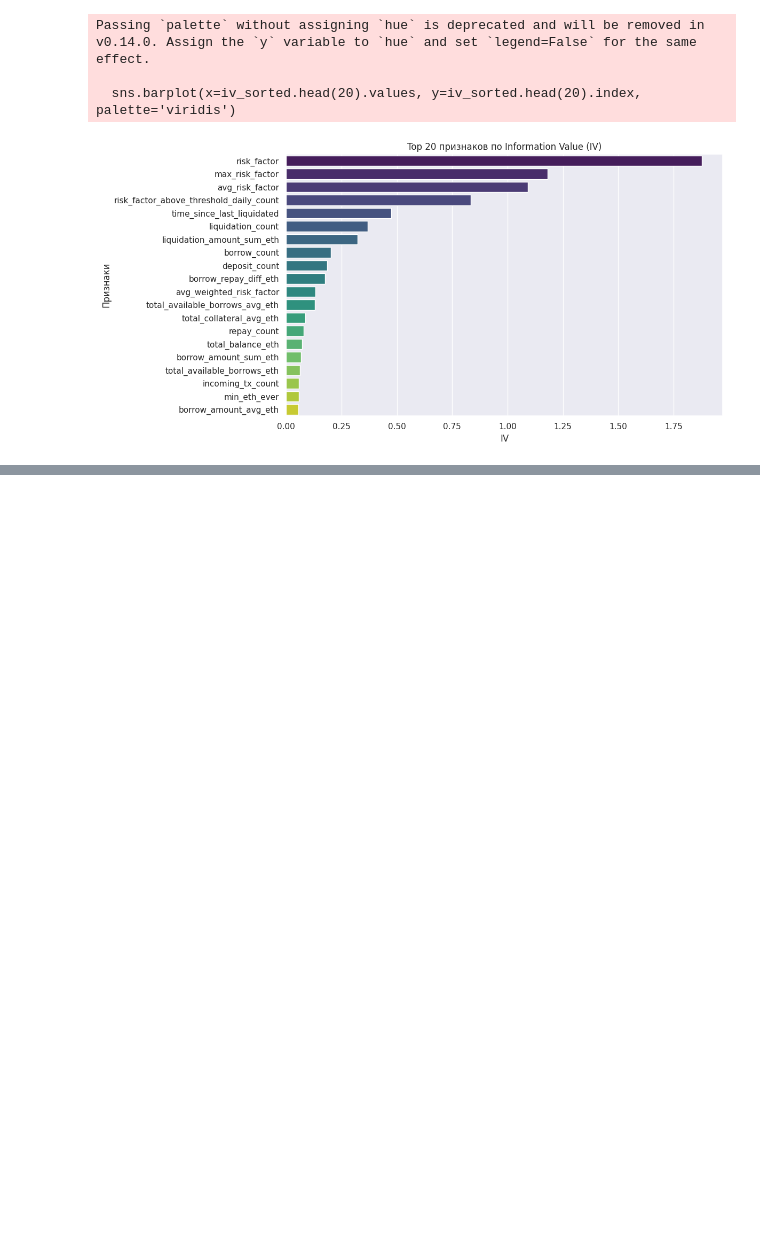
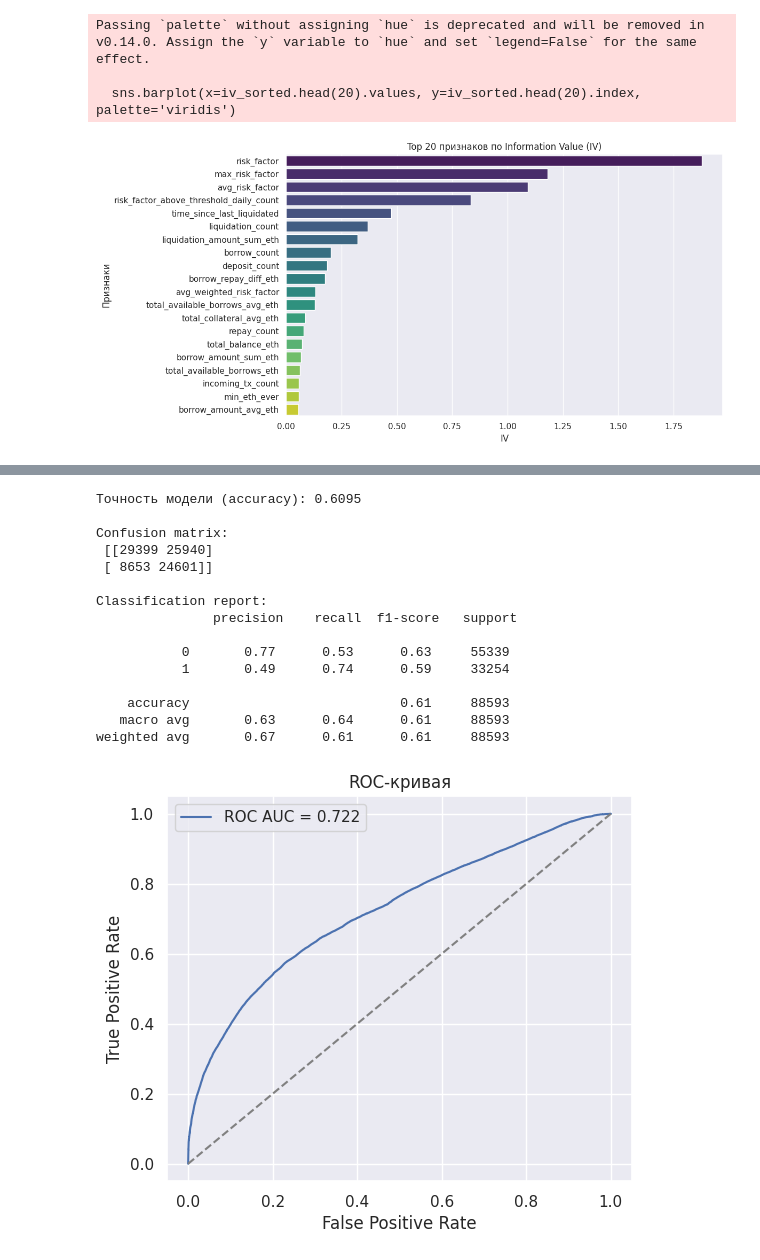
Before and after one commit to Liho22/Test1, a Jupyter notebook: Cheburek.ipynb, the cells around one changed output, grey strips where cells are left out. Cells and saved outputs as stored; diff of their text form; code cells hidden in the pictures; blank space fills up the shorter version.

```diff
--- a/Cheburek.ipynb
+++ b/Cheburek.ipynb
@@ -535,0 +572,62 @@ KeyboardInterrupt:
+# %%
+# 🎯 Топ признаков по IV за вычетом ликвилационных
+iv_top_features = [
+    'risk_factor',
+    'max_risk_factor',
+    'avg_risk_factor',
+    'risk_factor_above_threshold_daily_count',
+    'borrow_count',
+    'deposit_count',
+    'borrow_repay_diff_eth',
+    'avg_weighted_risk_factor',
+    'total_available_borrows_avg_eth',
+    'total_collateral_avg_eth',
+    'repay_count',
+    'total_balance_eth',
+    'borrow_amount_sum_eth',
+    'total_available_borrows_eth',
+    'incoming_tx_count',
+    'min_eth_ever',
+    'borrow_amount_avg_eth'
+]
+
+# Данные
+X = df[iv_top_features]
+y = df['target']
+
+# Модель логистической регрессии с балансом
+model = LogisticRegression(class_weight='balanced', max_iter=10000)
+model.fit(X_train, y_train)
+
+# Предсказания вероятностей
+y_proba = model.predict_proba(X_test)[:, 1]
+
+# Настраиваем порог (можно поиграться: 0.3, 0.25, 0.4)
+threshold = 0.5
+y_pred = (y_proba >= threshold).astype(int)
+
+# Метрики
+print(f"Точность модели (accuracy): {accuracy_score(y_test, y_pred):.4f}")
+print("\nConfusion matrix:\n", confusion_matrix(y_test, y_pred))
+print("\nClassification report:\n", classification_report(y_test, y_pred))
+
+# ROC
+fpr, tpr, _ = roc_curve(y_test, y_proba)
+roc_auc = roc_auc_score(y_test, y_proba)
+
+plt.figure(figsize=(6, 5))
+plt.plot(fpr, tpr, label=f"ROC AUC = {roc_auc:.3f}")
+plt.plot([0, 1], [0, 1], linestyle="--", color="gray")
+plt.xlabel("False Positive Rate")
+plt.ylabel("True Positive Rate")
+plt.title("ROC-кривая")
+plt.legend()
+plt.grid(True)
+plt.show()
+
+# SHAP
+explainer = shap.Explainer(model, X_train)
+shap_values = explainer(X_test)
+
+shap.plots.bar(shap_values, max_display=20)
+# %% [output]
@@ -535,0 +641,16 @@ KeyboardInterrupt:
+Точность модели (accuracy): 0.6095
+
+Confusion matrix:
+ [[29399 25940]
+ [ 8653 24601]]
+
+Classification report:
+               precision    recall  f1-score   support
+
+           0       0.77      0.53      0.63     55339
+           1       0.49      0.74      0.59     33254
+
+    accuracy                           0.61     88593
+   macro avg       0.63      0.64      0.61     88593
+weighted avg       0.67      0.61      0.61     88593
+[figure, added]
```
Also changed, not shown: parts of 19 cells of this notebook.
